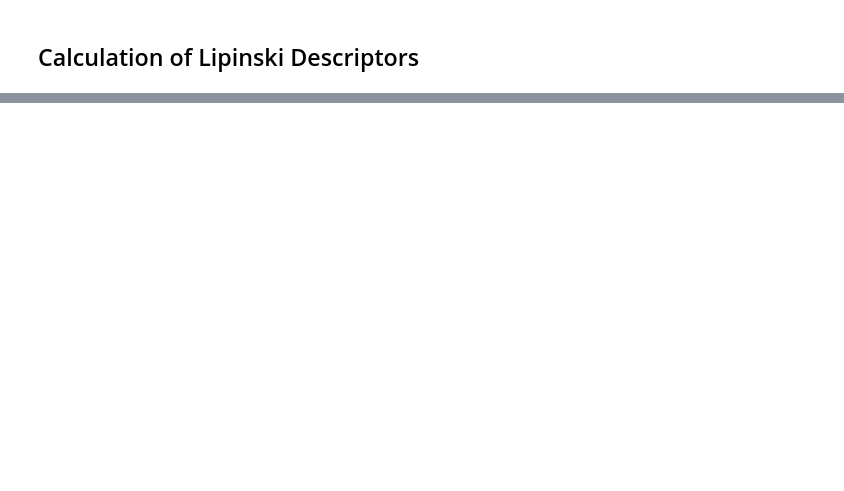
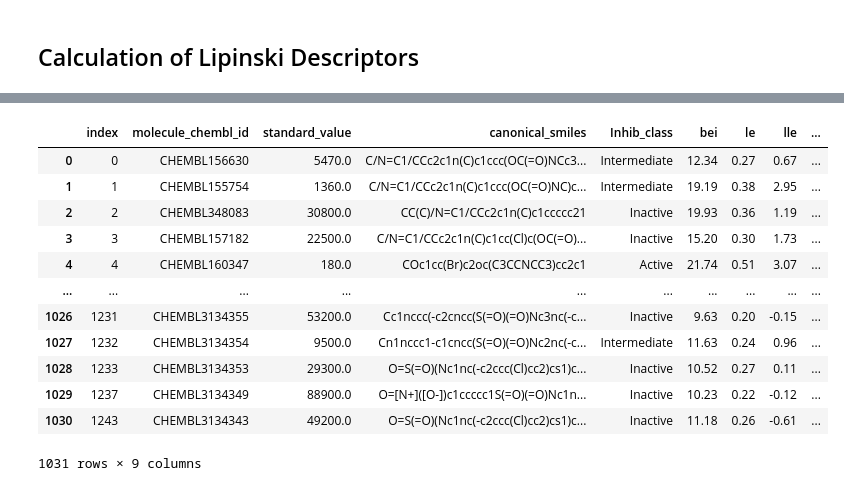
Before and after one commit to Diacod-I/BourneToKill, a Jupyter notebook: BioInfo.ipynb, the cells around one changed output, grey strips where cells are left out. Cells and saved outputs as stored; diff of their text form; code cells hidden in the pictures; blank space fills up the shorter version.

```diff
--- a/BioInfo.ipynb
+++ b/BioInfo.ipynb
@@ -611,0 +627,16 @@ def lipinski(smiles, verbose=False):
+# %%
+ligdf.reset_index()
+# %% [output]
+|  | index | molecule_chembl_id | standard_value | canonical_smiles | Inhib_class | bei | le | lle | ... |
+| 0 | 0 | CHEMBL156630 | 5470.0 | C/N=C1/CCc2c1n(C)c1ccc(OC(=O)NCc3... | Intermediate | 12.34 | 0.27 | 0.67 | ... |
+| 1 | 1 | CHEMBL155754 | 1360.0 | C/N=C1/CCc2c1n(C)c1ccc(OC(=O)NC)c... | Intermediate | 19.19 | 0.38 | 2.95 | ... |
+| 2 | 2 | CHEMBL348083 | 30800.0 | CC(C)/N=C1/CCc2c1n(C)c1ccccc21 | Inactive | 19.93 | 0.36 | 1.19 | ... |
+| 3 | 3 | CHEMBL157182 | 22500.0 | C/N=C1/CCc2c1n(C)c1cc(Cl)c(OC(=O)... | Inactive | 15.20 | 0.30 | 1.73 | ... |
+| 4 | 4 | CHEMBL160347 | 180.0 | COc1cc(Br)c2oc(C3CCNCC3)cc2c1 | Active | 21.74 | 0.51 | 3.07 | ... |
+| ... | ... | ... | ... | ... | ... | ... | ... | ... | ... |
+| 1026 | 1231 | CHEMBL3134355 | 53200.0 | Cc1nccc(-c2cncc(S(=O)(=O)Nc3nc(-c... | Inactive | 9.63 | 0.20 | -0.15 | ... |
+| 1027 | 1232 | CHEMBL3134354 | 9500.0 | Cn1nccc1-c1cncc(S(=O)(=O)Nc2nc(-c... | Intermediate | 11.63 | 0.24 | 0.96 | ... |
+| 1028 | 1233 | CHEMBL3134353 | 29300.0 | O=S(=O)(Nc1nc(-c2ccc(Cl)cc2)cs1)c... | Inactive | 10.52 | 0.27 | 0.11 | ... |
+| 1029 | 1237 | CHEMBL3134349 | 88900.0 | O=[N+]([O-])c1ccccc1S(=O)(=O)Nc1n... | Inactive | 10.23 | 0.22 | -0.12 | ... |
+| 1030 | 1243 | CHEMBL3134343 | 49200.0 | O=S(=O)(Nc1nc(-c2ccc(Cl)cc2)cs1)c... | Inactive | 11.18 | 0.26 | -0.61 | ... |
+1031 rows × 9 columns
```
Also changed, not shown: parts of 14 cells of this notebook.
